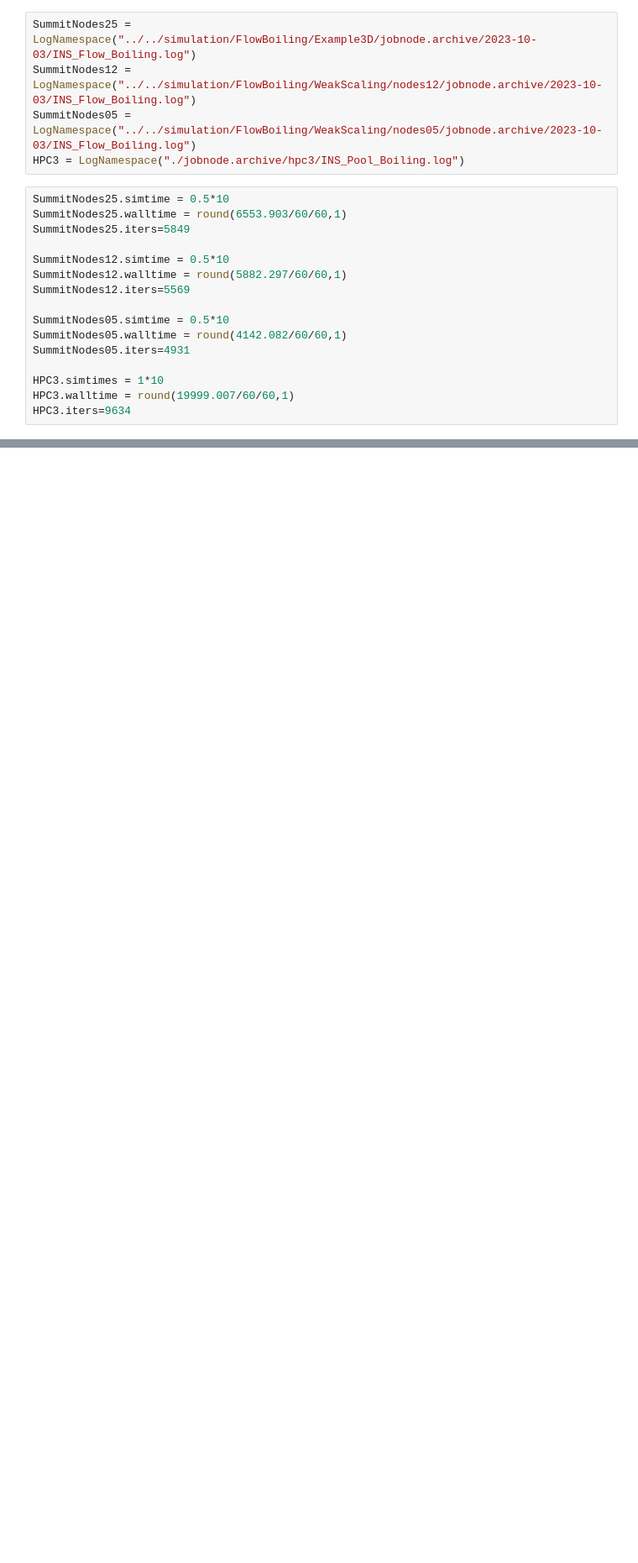
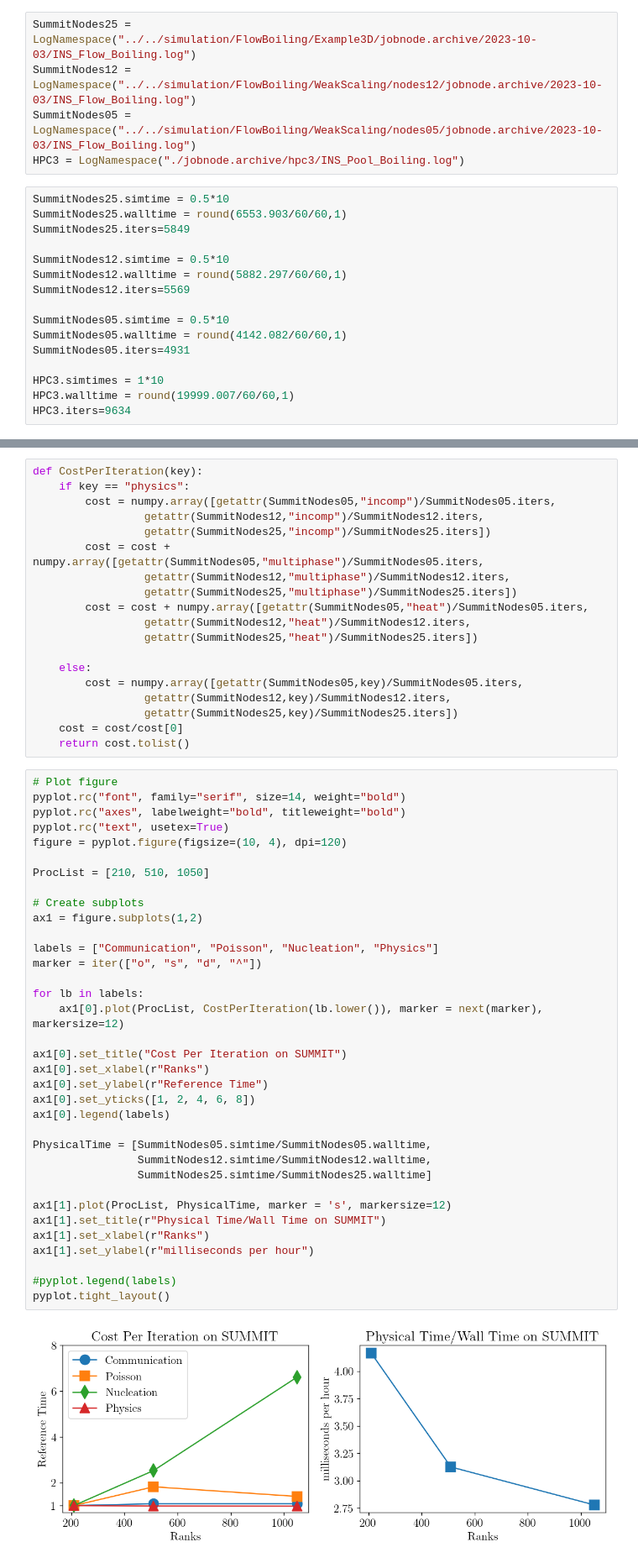
Before and after one commit to Lab-Notebooks/Flow-Boiling-Performance, a Jupyter notebook: analysis/performance/profile.ipynb, the cells around one changed output, grey strips where cells are left out. Shown: that part at 84% size. Drawn from its saved outputs; the diff is of its cells as text; blank space fills up the shorter version.

```diff
--- a/analysis/performance/profile.ipynb
+++ b/analysis/performance/profile.ipynb
@@ -87,0 +86,56 @@ NameError: name 'log' is not defined
+# %%
+def CostPerIteration(key):
+    if key == "physics":
+        cost = numpy.array([getattr(SummitNodes05,"incomp")/SummitNodes05.iters,
+                 getattr(SummitNodes12,"incomp")/SummitNodes12.iters,
+                 getattr(SummitNodes25,"incomp")/SummitNodes25.iters])
+        cost = cost + numpy.array([getattr(SummitNodes05,"multiphase")/SummitNodes05.iters,
+                 getattr(SummitNodes12,"multiphase")/SummitNodes12.iters,
+                 getattr(SummitNodes25,"multiphase")/SummitNodes25.iters])
+        cost = cost + numpy.array([getattr(SummitNodes05,"heat")/SummitNodes05.iters,
+                 getattr(SummitNodes12,"heat")/SummitNodes12.iters,
+                 getattr(SummitNodes25,"heat")/SummitNodes25.iters])
+
+    else:
+        cost = numpy.array([getattr(SummitNodes05,key)/SummitNodes05.iters,
+                 getattr(SummitNodes12,key)/SummitNodes12.iters,
+                 getattr(SummitNodes25,key)/SummitNodes25.iters])
+    cost = cost/cost[0]
+    return cost.tolist()
+# %%
+# Plot figure
+pyplot.rc("font", family="serif", size=14, weight="bold")
+pyplot.rc("axes", labelweight="bold", titleweight="bold")
+pyplot.rc("text", usetex=True)
+figure = pyplot.figure(figsize=(10, 4), dpi=120)
+
+ProcList = [210, 510, 1050]
+
+# Create subplots
+ax1 = figure.subplots(1,2)
+
+labels = ["Communication", "Poisson", "Nucleation", "Physics"]
+marker = iter(["o", "s", "d", "^"])
+
+for lb in labels:
+    ax1[0].plot(ProcList, CostPerIteration(lb.lower()), marker = next(marker), markersize=12)
+
+ax1[0].set_title("Cost Per Iteration on SUMMIT")
+ax1[0].set_xlabel(r"Ranks")
+ax1[0].set_ylabel(r"Reference Time")
+ax1[0].set_yticks([1, 2, 4, 6, 8])
+ax1[0].legend(labels)
+
+PhysicalTime = [SummitNodes05.simtime/SummitNodes05.walltime,
+                SummitNodes12.simtime/SummitNodes12.walltime,
+                SummitNodes25.simtime/SummitNodes25.walltime]
+
+ax1[1].plot(ProcList, PhysicalTime, marker = 's', markersize=12)
+ax1[1].set_title(r"Physical Time/Wall Time on SUMMIT")
+ax1[1].set_xlabel(r"Ranks")
+ax1[1].set_ylabel(r"milliseconds per hour")
+
+#pyplot.legend(labels)
+pyplot.tight_layout()
+# %% [output]
+[figure, added]
```
Also changed, not shown: parts of 2 cells of this notebook, 1 other file.
